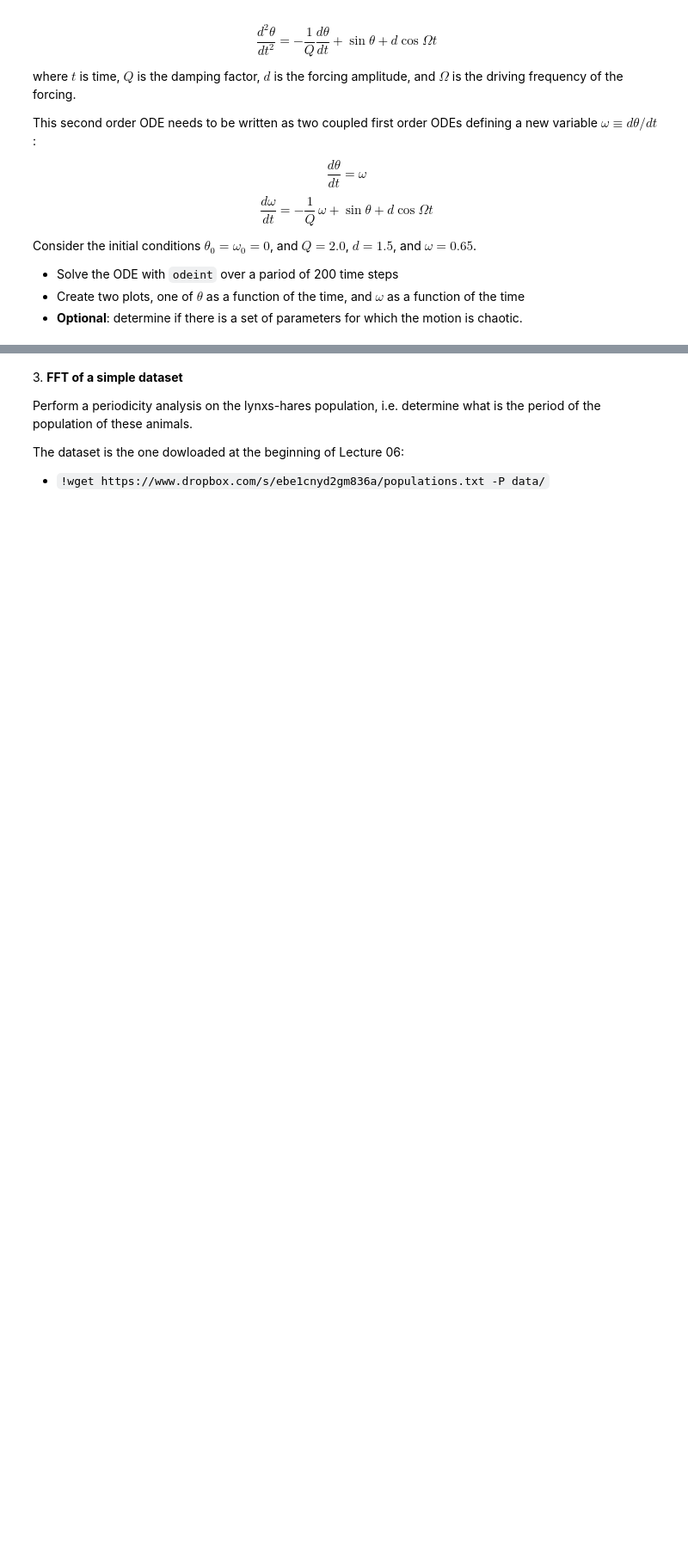
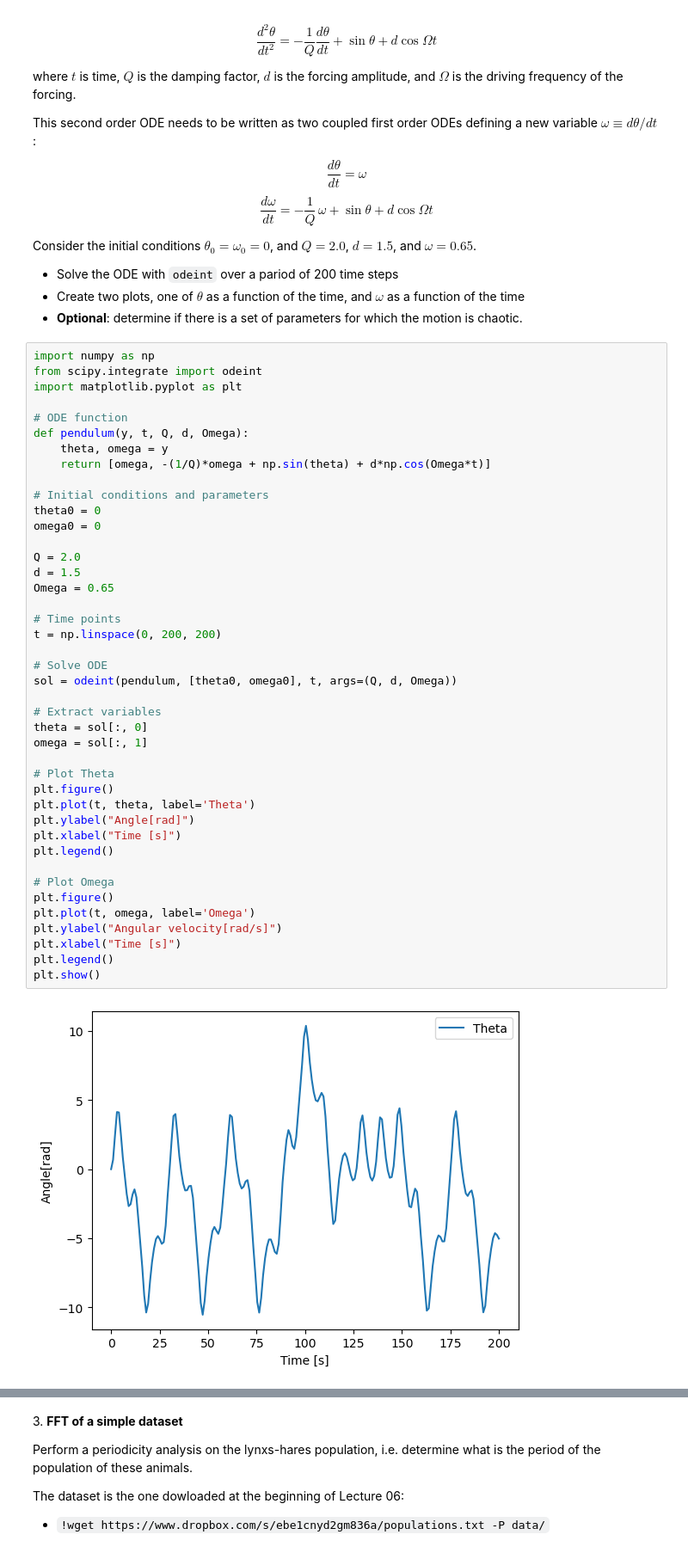
Before and after one commit to curzioalessio/ScientificComputingWithPython2022, a Jupyter notebook: exercises/lab9/09ex_numerical.ipynb, the cells around one changed output, grey strips where cells are left out. Shown at 86% size. Cells and saved outputs as stored; diff of their text form; blank space fills up the shorter version.

```diff
--- a/exercises/lab9/09ex_numerical.ipynb
+++ b/exercises/lab9/09ex_numerical.ipynb
@@ -33,3 +87,47 @@ Consider the initial conditions $\theta_0 = \omega_0 = 0$, and $Q = 2.0$, $d = 1
  - Solve the ODE with `odeint` over a pariod of 200 time steps
  - Create two plots, one of $\theta$ as a function of the time, and $\omega$ as a function of the time
  - **Optional**: determine if there is a set of parameters for which the motion is chaotic.
+# %%
+import numpy as np
+from scipy.integrate import odeint
+import matplotlib.pyplot as plt
+
+# ODE function
+def pendulum(y, t, Q, d, Omega):
+    theta, omega = y
+    return [omega, -(1/Q)*omega + np.sin(theta) + d*np.cos(Omega*t)]
+
+# Initial conditions and parameters
+theta0 = 0
+omega0 = 0
+
+Q = 2.0
+d = 1.5
+Omega = 0.65
+
+# Time points
+t = np.linspace(0, 200, 200)
+
+# Solve ODE
+sol = odeint(pendulum, [theta0, omega0], t, args=(Q, d, Omega))
+
+# Extract variables
+theta = sol[:, 0]
+omega = sol[:, 1]
+
+# Plot Theta
+plt.figure()
+plt.plot(t, theta, label='Theta')
+plt.ylabel("Angle[rad]")
+plt.xlabel("Time [s]")
+plt.legend()
+
+# Plot Omega
+plt.figure()
+plt.plot(t, omega, label='Omega')
+plt.ylabel("Angular velocity[rad/s]")
+plt.xlabel("Time [s]")
+plt.legend()
+plt.show()
+# %% [output]
+[figure, added]
```
Also changed, not shown: parts of 5 cells of this notebook, 5 other files.
